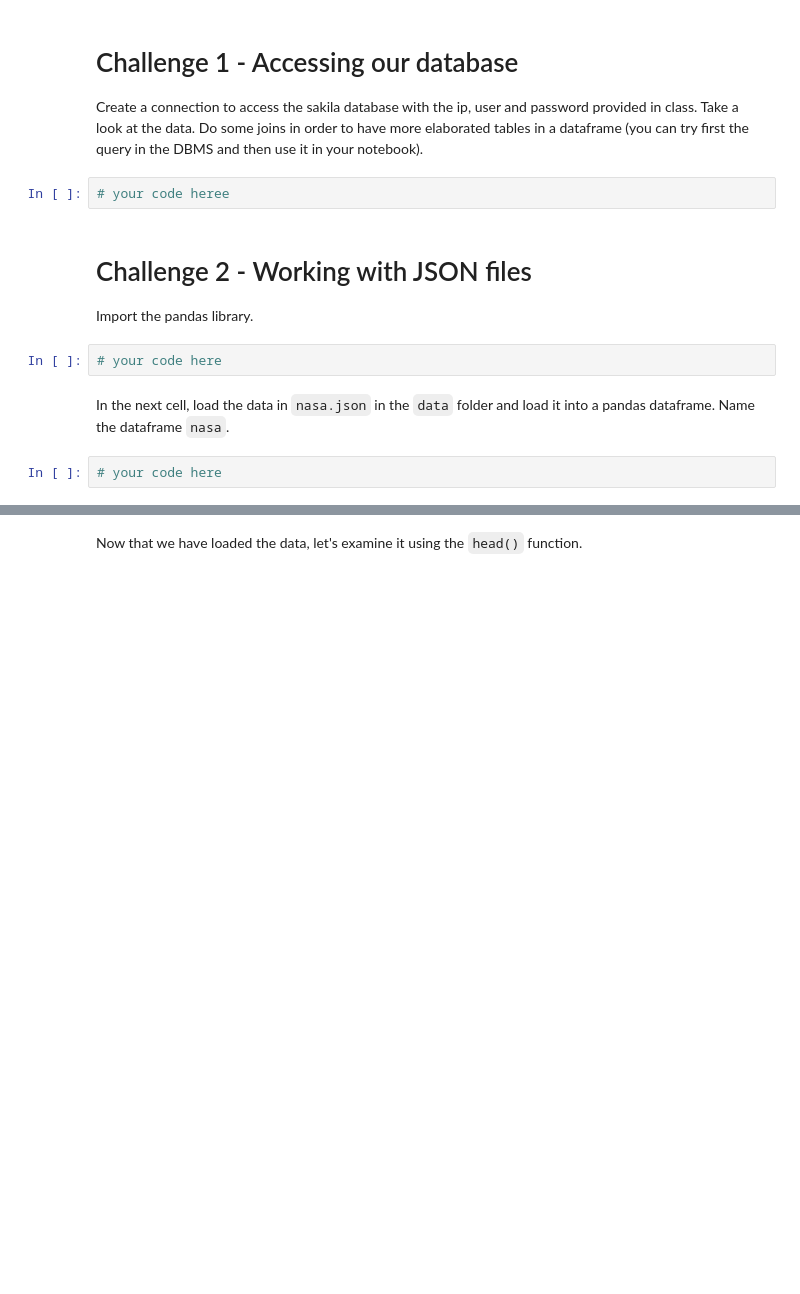
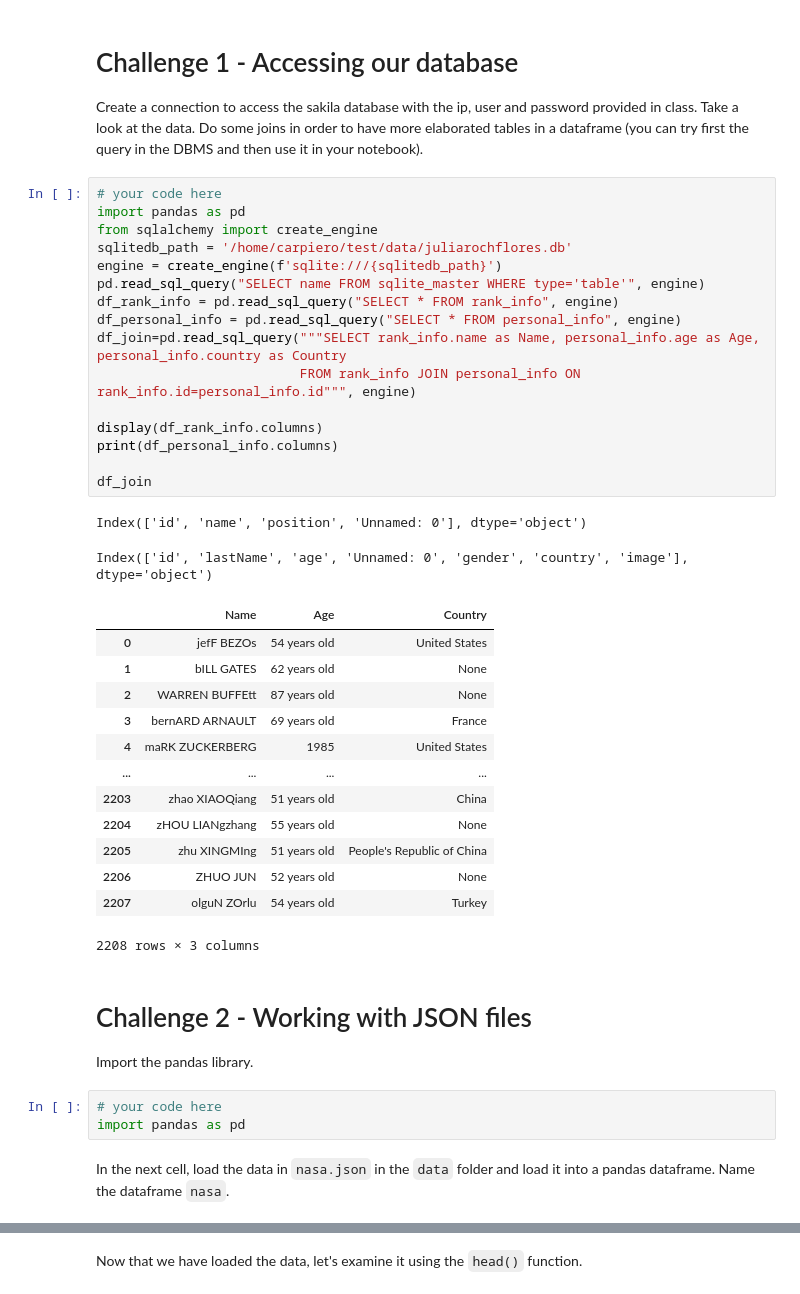
Before and after one commit to ta-data-mad/dataptmad0420, a Jupyter notebook: module-1/importing-exporting-data/your-code/main.ipynb, the cells around one changed output, grey strips where cells are left out. Drawn from its saved outputs; the diff is of its cells as text; blank space fills up the shorter version.

```diff
--- a/module-1/importing-exporting-data/your-code/main.ipynb
+++ b/module-1/importing-exporting-data/your-code/main.ipynb
@@ -6,15 +6,44 @@
 # %% [markdown]
 # Challenge 1 - Accessing our database
 Create a connection to access the sakila database with the ip, user and password provided in class. Take a look at the data. Do some joins in order to have more elaborated tables in a dataframe (you can try first the query in the DBMS and then use it in your notebook).
-# %%
-# your code heree
+# %%
+# your code here
+import pandas as pd
+from sqlalchemy import create_engine
+sqlitedb_path = '/home/carpiero/test/data/juliarochflores.db'
+engine = create_engine(f'sqlite:///{sqlitedb_path}')
+pd.read_sql_query("SELECT name FROM sqlite_master WHERE type='table'", engine)
+df_rank_info = pd.read_sql_query("SELECT * FROM rank_info", engine)
+df_personal_info = pd.read_sql_query("SELECT * FROM personal_info", engine)
+df_join=pd.read_sql_query("""SELECT rank_info.name as Name, personal_info.age as Age, personal_info.country as Country
+                          FROM rank_info JOIN personal_info ON rank_info.id=personal_info.id""", engine)
+
+display(df_rank_info.columns)
+print(df_personal_info.columns)
+
+df_join
+# %% [output]
+Index(['id', 'name', 'position', 'Unnamed: 0'], dtype='object')
+Index(['id', 'lastName', 'age', 'Unnamed: 0', 'gender', 'country', 'image'], dtype='object')
+|  | Name | Age | Country |
+| 0 | jefF BEZOs | 54 years old | United States |
+| 1 | bILL GATES | 62 years old | None |
+| 2 | WARREN BUFFEtt | 87 years old | None |
+| 3 | bernARD ARNAULT | 69 years old | France |
+| 4 | maRK ZUCKERBERG | 1985 | United States |
+| ... | ... | ... | ... |
+| 2203 | zhao XIAOQiang | 51 years old | China |
+| 2204 | zHOU LIANgzhang | 55 years old | None |
+| 2205 | zhu XINGMIng | 51 years old | People's Republic of China |
+| 2206 | ZHUO JUN | 52 years old | None |
+| 2207 | olguN ZOrlu | 54 years old | Turkey |
+2208 rows × 3 columns
 # %% [markdown]
 # Challenge 2 - Working with JSON files
 
 Import the pandas library.
 # %%
 # your code here
+import pandas as pd
 # %% [markdown]
 In the next cell, load the data in `nasa.json` in the `data` folder and load it into a pandas dataframe. Name the dataframe `nasa`.
-# %%
-# your code here
```
Also changed, not shown: parts of 23 cells of this notebook, 6 other files.
